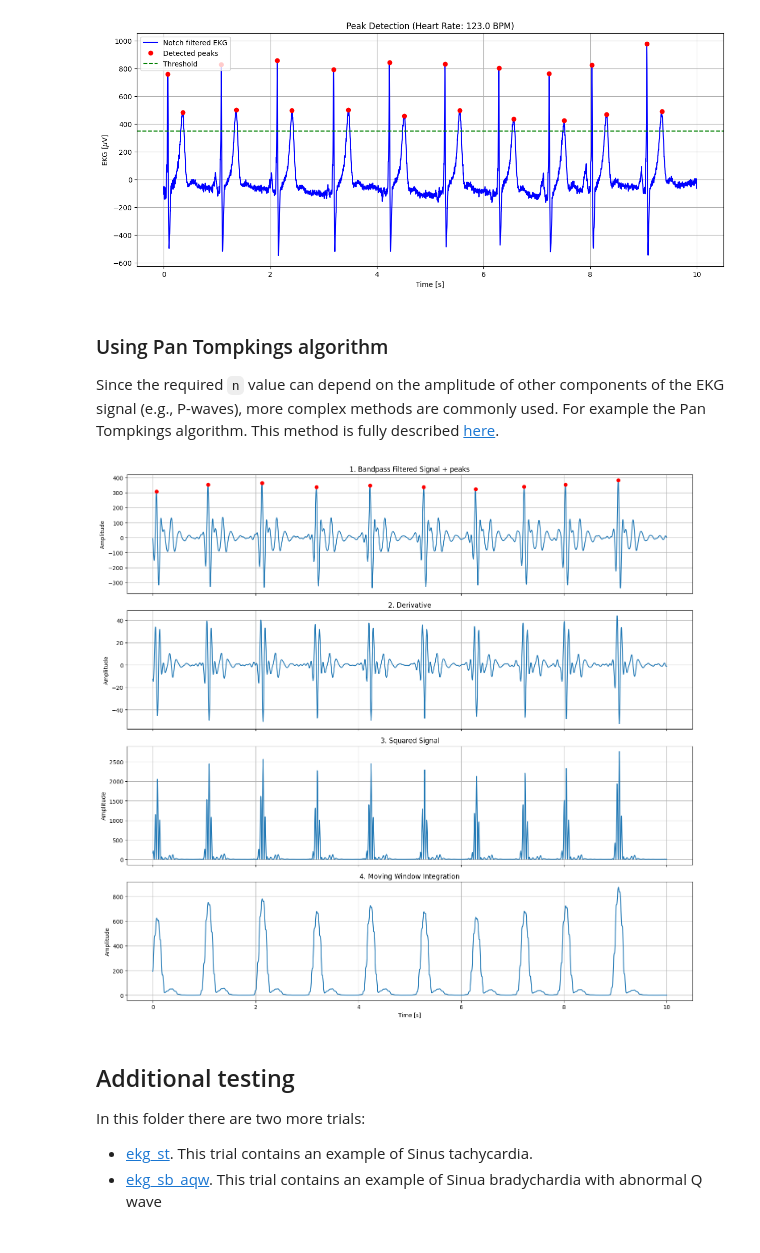
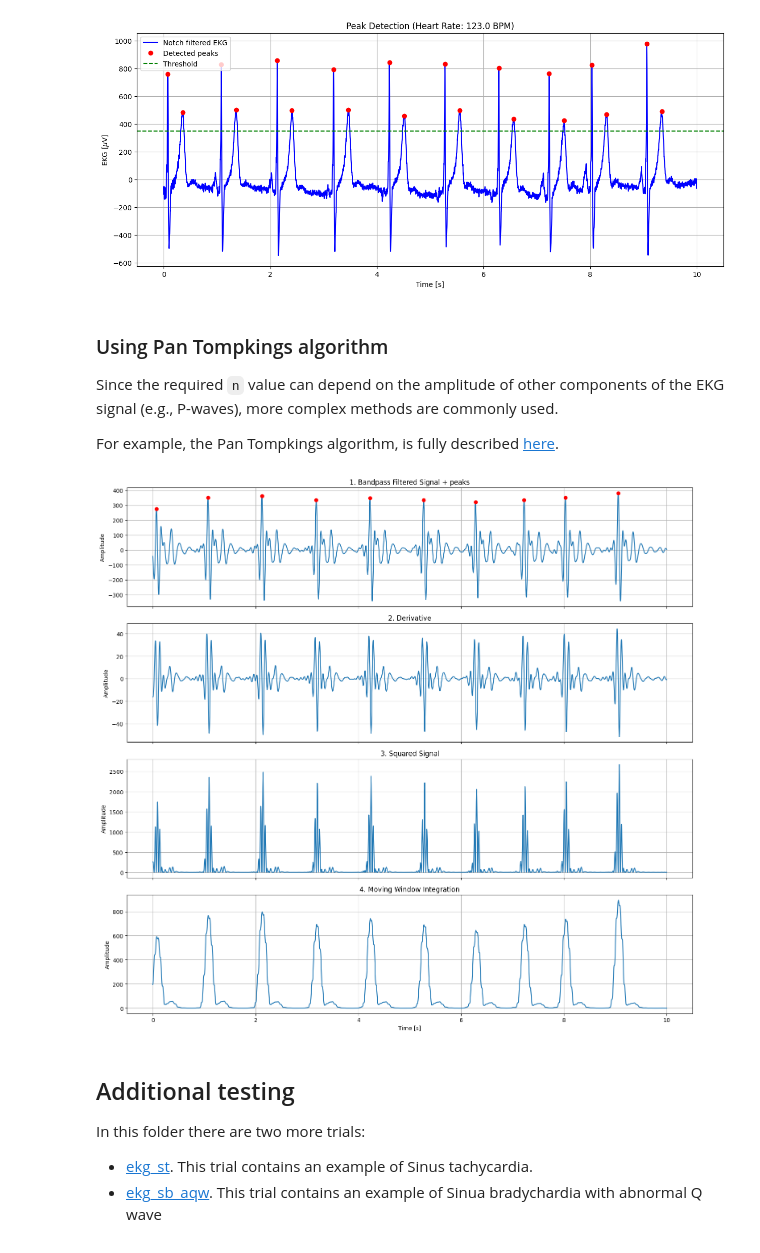
Before and after one commit to danielcomaduran/BMEN663, a Jupyter notebook: python-ekg/ekg-notebook.ipynb, the cells around one changed output. Drawn from its saved outputs; the diff is of its cells as text; code cells hidden in the pictures.

```diff
--- a/python-ekg/ekg-notebook.ipynb
+++ b/python-ekg/ekg-notebook.ipynb
@@ -210,7 +210,9 @@ plt.show()
 # %% [markdown]
 ### Using Pan Tompkings algorithm
 
-Since the required `n` value can depend on the amplitude of other components of the EKG signal (e.g., P-waves), more complex methods are commonly used. For example the Pan Tompkings algorithm. This method is fully described [here](https://ieeexplore.ieee.org/document/4122029).
+Since the required `n` value can depend on the amplitude of other components of the EKG signal (e.g., P-waves), more complex methods are commonly used.
+
+For example, the Pan Tompkings algorithm, is fully described [here](https://ieeexplore.ieee.org/document/4122029).
 # %%
 # Helper functions
 def pan_tompkins(raw_signal: np.ndarray, srate: float) -> Tuple[np.ndarray, np.ndarray, np.ndarray, np.ndarray, np.ndarray]:
@@ -239,7 +241,7 @@ def pan_tompkins(raw_signal: np.ndarray, srate: float) -> Tuple[np.ndarray, np.n
     # 1. Apply band-pass filter to signal
     order = 6
     fc = [5, 15]
-    sos = butter(4, fc, 'band', fs=srate, output='sos')
+    sos = butter(order, fc, 'band', fs=srate, output='sos')
     filtered = sosfiltfilt(sos, raw_signal)
 
     # 2. Derivative
@@ -250,7 +252,7 @@ def pan_tompkins(raw_signal: np.ndarray, srate: float) -> Tuple[np.ndarray, np.n
     squared = derivative ** 2
 
     # 4. Moving average integration
-    window_size = int(0.15 * srate)  # 150ms window
+    window_size = int(0.15 * srate)  # 150 ms window
     moving_average = np.convolve(squared, np.ones(window_size)/window_size, mode='same')
 
     # Adaptive thresholding
@@ -309,34 +311,34 @@ fig, axs = plt.subplots(4, 1, figsize=(15, 14), sharex=True)
 
 # Filtered signal + peaks
 axs[0].plot(time, filtered)
 axs[0].plot(time[peaks], filtered[peaks], 'ro')
 axs[0].set_title('1. Bandpass Filtered Signal + peaks')
 axs[0].set_ylabel('Amplitude')
 axs[0].grid(True)
 
 # Derivative
 axs[1].plot(time, derivative)
 axs[1].set_title('2. Derivative')
 axs[1].set_ylabel('Amplitude')
 axs[1].grid(True)
 
 # Squared
 axs[2].plot(time, squared)
 axs[2].set_title('3. Squared Signal')
 axs[2].set_ylabel('Amplitude')
 axs[2].grid(True)
 
 # Moving average
 axs[3].plot(time, moving_average)
 axs[3].set_title('4. Moving Window Integration')
 axs[3].set_xlabel('Time [s]')
 axs[3].set_ylabel('Amplitude')
 axs[3].grid(True)
 
 plt.tight_layout()
 plt.show()
 # %% [output]
-[figure, old version]
+[figure, new version]
 # %% [markdown]
 ## Additional testing
 
```
Also changed, not shown: parts of 2 cells of this notebook.
